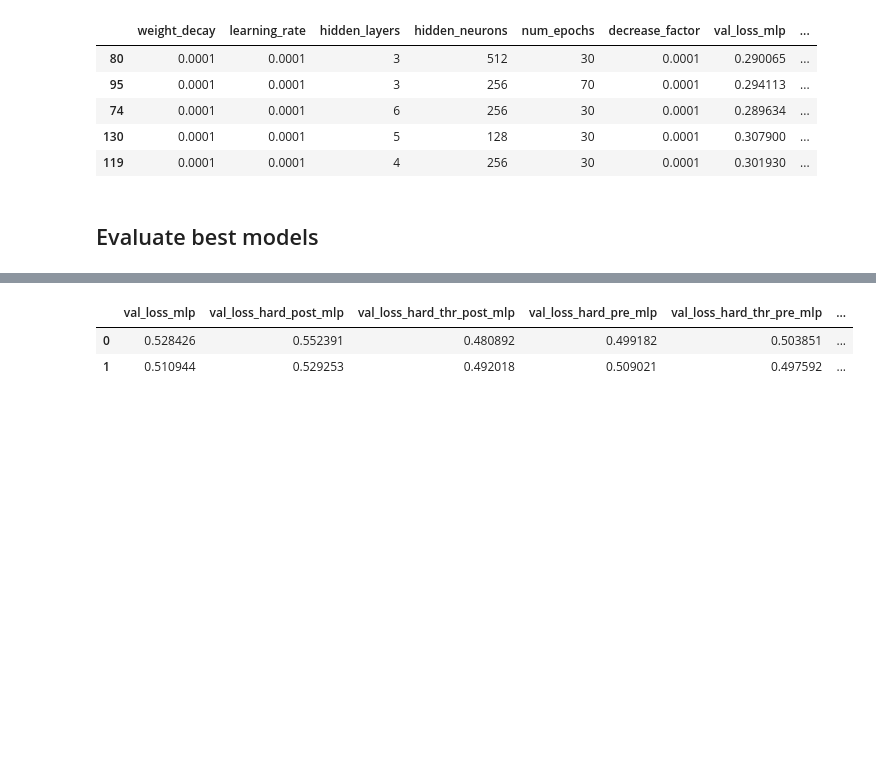
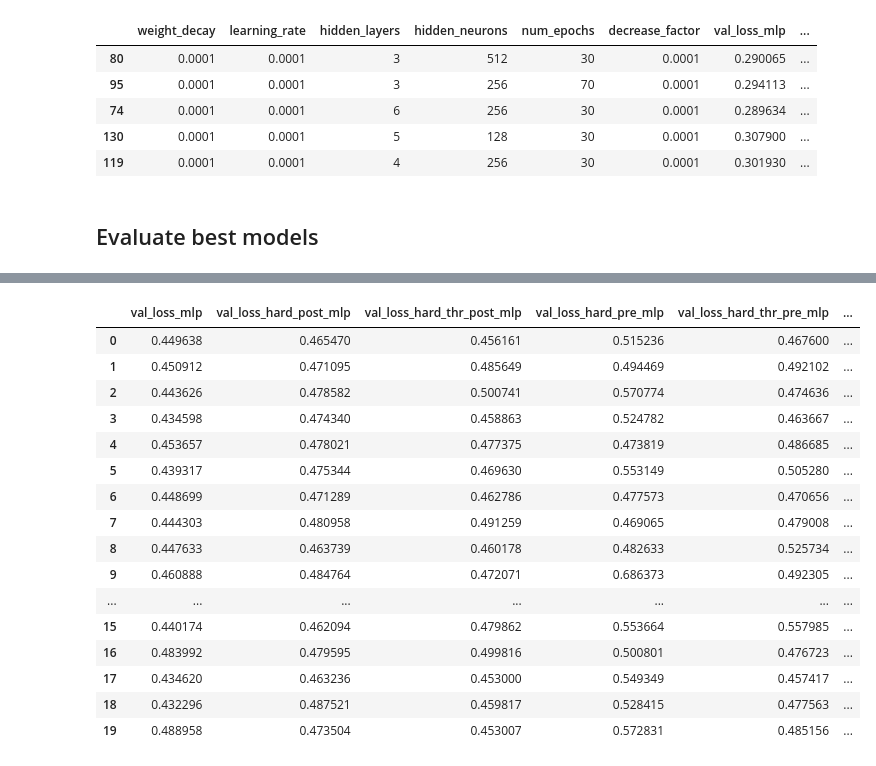
Before and after one commit to kschr40/FeatureCompression, a Jupyter notebook: notebooks/analyse_results.ipynb, the cells around one changed output, grey strips where cells are left out. Saved outputs shown, nothing was run; the diff lists cells and outputs as text; code cells hidden in the pictures; blank space fills up the shorter version.

```diff
--- a/notebooks/analyse_results.ipynb
+++ b/notebooks/analyse_results.ipynb
@@ -142,5 +155,5 @@ df.head()
 # %% [markdown]
 ## Evaluate best models
 # %%
-path = r'C:\Users\k_schr40\Downloads\wine_quality_best_models__4bits_2runs.csv'
-best_models_df = pd.read_csv(path)
+path_wine = r'C:\Users\k_schr40\Downloads\wine_quality_best_models__4bits_20runs.csv'
+best_models_wine = pd.read_csv(path_wine)
@@ -146,0 +258,4 @@ best_models_df = pd.read_csv(path)
+# %%
+best_models_wine = best_models_wine - best_models_wine['val_loss_mlp'].mean()
+best_models_california = best_models_california - best_models_california['val_loss_mlp'].mean()
+best_models_fried = best_models_fried - best_models_fried['val_loss_mlp'].mean()
@@ -146,0 +264,22 @@ best_models_df = pd.read_csv(path)
+# %%
+import seaborn as sns
+
+# Add a source column to each DataFrame
+best_models_wine['dataset'] = 'Wine'
+best_models_california['dataset'] = 'California'
+best_models_fried['dataset'] = 'Fried'
+
+# Concatenate the DataFrames
+combined_df = pd.concat([best_models_wine, best_models_california, best_models_fried])
+
+# Melt the DataFrame for seaborn boxplot
+melted_df = combined_df.melt(id_vars='dataset', var_name='Metric', value_name='Value')
+
+# Create the boxplot
+plt.figure(figsize=(16, 8))
+sns.boxplot(data=melted_df, x='Metric', y='Value', hue='dataset')
+plt.axhline(0, color='red', linestyle='--')
+plt.ylim(-0.1,0.5)
+plt.xticks(rotation=45)
+plt.title('Boxplot of Metrics for Wine, California, and Fried Models')
+plt.show()
@@ -147,9 +288,23 @@ best_models_df = pd.read_csv(path)
 # %%
-best_models_df
+best_models_wine
 # %% [output]
 |  | val_loss_mlp | val_loss_hard_post_mlp | val_loss_hard_thr_post_mlp | val_loss_hard_pre_mlp | val_loss_hard_thr_pre_mlp | ... |
-| 0 | 0.528426 | 0.552391 | 0.480892 | 0.499182 | 0.503851 | ... |
-| 1 | 0.510944 | 0.529253 | 0.492018 | 0.509021 | 0.497592 | ... |
+| 0 | 0.449638 | 0.465470 | 0.456161 | 0.515236 | 0.467600 | ... |
+| 1 | 0.450912 | 0.471095 | 0.485649 | 0.494469 | 0.492102 | ... |
+| 2 | 0.443626 | 0.478582 | 0.500741 | 0.570774 | 0.474636 | ... |
+| 3 | 0.434598 | 0.474340 | 0.458863 | 0.524782 | 0.463667 | ... |
+| 4 | 0.453657 | 0.478021 | 0.477375 | 0.473819 | 0.486685 | ... |
+| 5 | 0.439317 | 0.475344 | 0.469630 | 0.553149 | 0.505280 | ... |
+| 6 | 0.448699 | 0.471289 | 0.462786 | 0.477573 | 0.470656 | ... |
+| 7 | 0.444303 | 0.480958 | 0.491259 | 0.469065 | 0.479008 | ... |
+| 8 | 0.447633 | 0.463739 | 0.460178 | 0.482633 | 0.525734 | ... |
+| 9 | 0.460888 | 0.484764 | 0.472071 | 0.686373 | 0.492305 | ... |
+| ... | ... | ... | ... | ... | ... | ... |
+| 15 | 0.440174 | 0.462094 | 0.479862 | 0.553664 | 0.557985 | ... |
+| 16 | 0.483992 | 0.479595 | 0.499816 | 0.500801 | 0.476723 | ... |
+| 17 | 0.434620 | 0.463236 | 0.453000 | 0.549349 | 0.457417 | ... |
+| 18 | 0.432296 | 0.487521 | 0.459817 | 0.528415 | 0.477563 | ... |
+| 19 | 0.488958 | 0.473504 | 0.453007 | 0.572831 | 0.485156 | ... |
 # %%
 plt.figure(figsize=(12, 8))
 best_models_df.boxplot()
```
Also changed, not shown: parts of 39 cells of this notebook, 1 other file.
